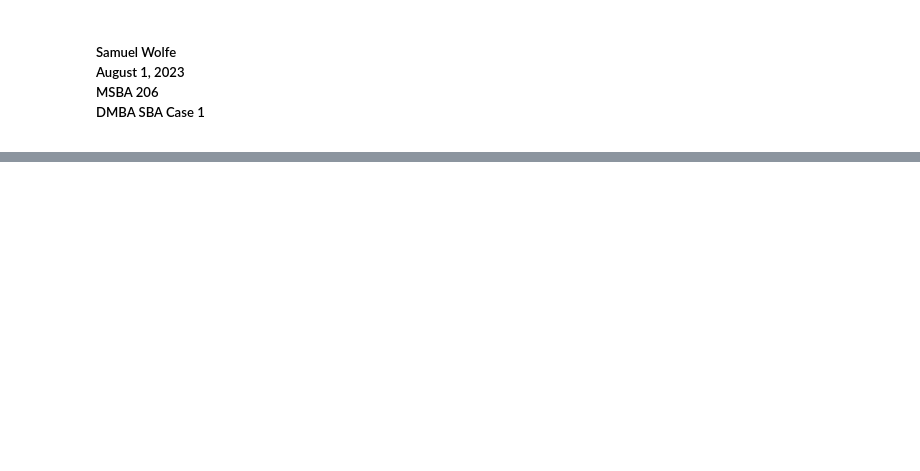
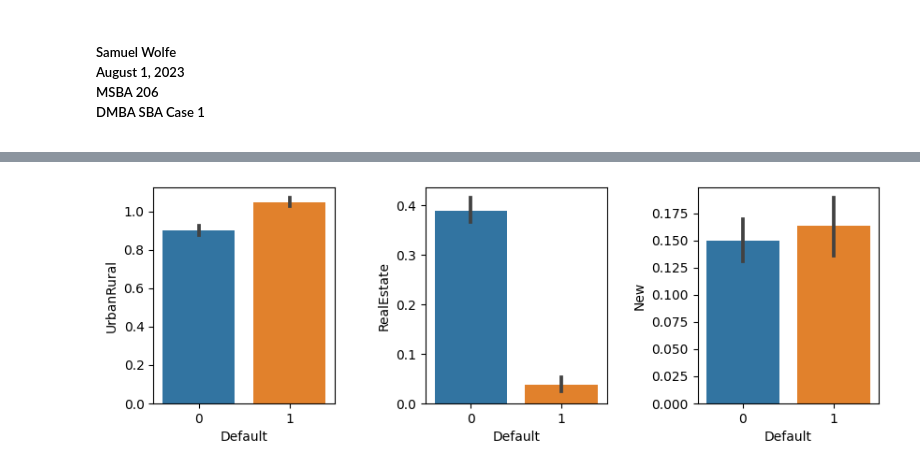
Before and after one commit to wolfesamk/MSBA-206, a Jupyter notebook: homeworks/DMBA SBA Case 1.ipynb, the cells around one changed output, grey strips where cells are left out. Saved outputs shown, nothing was run; the diff lists cells and outputs as text; code cells hidden in the pictures; blank space fills up the shorter version.

```diff
--- a/homeworks/DMBA SBA Case 1.ipynb
+++ b/homeworks/DMBA SBA Case 1.ipynb
@@ -68,0 +210,22 @@ n_features = sfm.transform(X).shape[1]
+# %%
+colact = 3
+rowact = 1
+fig, ax = plt.subplots(rowact, colact, figsize=(10, 3))
+plt.subplots_adjust(wspace=0.5)
+rowbase=0
+colbase=0
+listdf = X[['UrbanRural','RealEstate','New']].columns
+lendf = 0
+while rowbase < rowact:
+    while colbase < colact:
+        sns.barplot(data=X, x=outcome,y=X[listdf[lendf]],ax=ax[colbase])
+        ax[colbase].set_xlabel(outcome)
+        colbase = colbase + 1
+        lendf = lendf + 1
+        if lendf > 2:
+            break
+    rowbase = rowbase + 1
+    colbase = 0
+plt.show()
+# %% [output]
+[figure, added]
```
Also changed, not shown: parts of 35 cells of this notebook, 2 other files.
